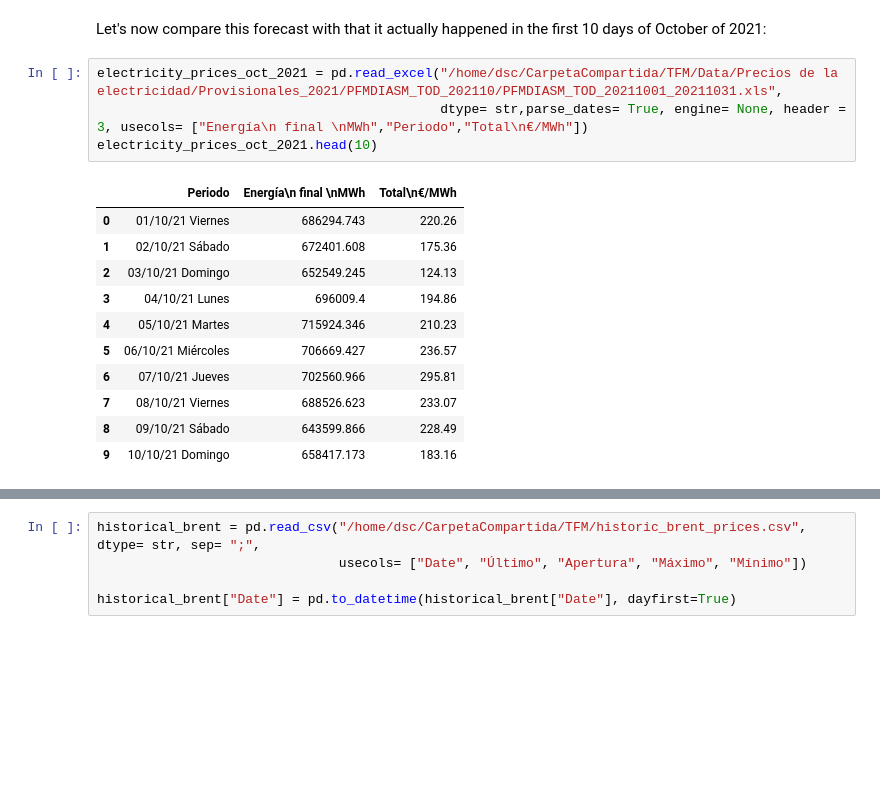
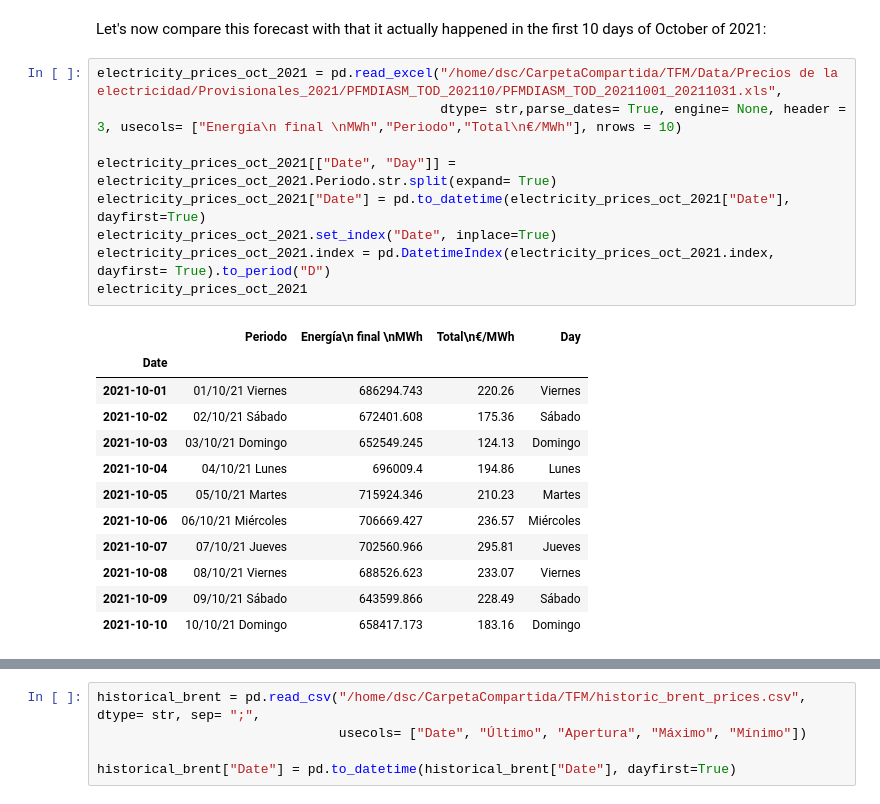
Before and after one commit to PaulaCervilla/Electricity-prices-predictions-in-Spain---Data-Science-TFM, a Jupyter notebook: TFM Precio electricidad - Modelling - 2013-2021.ipynb, the cells around one changed output, grey strips where cells are left out. Drawn from its saved outputs; the diff is of its cells as text; blank space fills up the shorter version.

```diff
--- a/TFM Precio electricidad - Modelling - 2013-2021.ipynb
+++ b/TFM Precio electricidad - Modelling - 2013-2021.ipynb
@@ -1195,17 +1404,23 @@ forecast_VAR2021
 Let's now compare this forecast with that it actually happened in the first 10 days of October of 2021:
 # %%
 electricity_prices_oct_2021 = pd.read_excel("/home/dsc/CarpetaCompartida/TFM/Data/Precios de la electricidad/Provisionales_2021/PFMDIASM_TOD_202110/PFMDIASM_TOD_20211001_20211031.xls",
-                                            dtype= str,parse_dates= True, engine= None, header = 3, usecols= ["Energía\n final \nMWh","Periodo","Total\n€/MWh"])
-electricity_prices_oct_2021.head(10)
+                                            dtype= str,parse_dates= True, engine= None, header = 3, usecols= ["Energía\n final \nMWh","Periodo","Total\n€/MWh"], nrows = 10)
+
+electricity_prices_oct_2021[["Date", "Day"]] = electricity_prices_oct_2021.Periodo.str.split(expand= True)
+electricity_prices_oct_2021["Date"] = pd.to_datetime(electricity_prices_oct_2021["Date"], dayfirst=True)
+electricity_prices_oct_2021.set_index("Date", inplace=True)
+electricity_prices_oct_2021.index = pd.DatetimeIndex(electricity_prices_oct_2021.index, dayfirst= True).to_period("D")
+electricity_prices_oct_2021
 # %% [output]
-|  | Periodo | Energía\n final \nMWh | Total\n€/MWh |
-| 0 | 01/10/21 Viernes | 686294.743 | 220.26 |
-| 1 | 02/10/21 Sábado | 672401.608 | 175.36 |
-| 2 | 03/10/21 Domingo | 652549.245 | 124.13 |
-| 3 | 04/10/21 Lunes | 696009.4 | 194.86 |
-| 4 | 05/10/21 Martes | 715924.346 | 210.23 |
-| 5 | 06/10/21 Miércoles | 706669.427 | 236.57 |
-| 6 | 07/10/21 Jueves | 702560.966 | 295.81 |
-| 7 | 08/10/21 Viernes | 688526.623 | 233.07 |
-| 8 | 09/10/21 Sábado | 643599.866 | 228.49 |
-| 9 | 10/10/21 Domingo | 658417.173 | 183.16 |
+|  | Periodo | Energía\n final \nMWh | Total\n€/MWh | Day |
+| Date |  |  |  |  |
+| 2021-10-01 | 01/10/21 Viernes | 686294.743 | 220.26 | Viernes |
+| 2021-10-02 | 02/10/21 Sábado | 672401.608 | 175.36 | Sábado |
+| 2021-10-03 | 03/10/21 Domingo | 652549.245 | 124.13 | Domingo |
+| 2021-10-04 | 04/10/21 Lunes | 696009.4 | 194.86 | Lunes |
+| 2021-10-05 | 05/10/21 Martes | 715924.346 | 210.23 | Martes |
+| 2021-10-06 | 06/10/21 Miércoles | 706669.427 | 236.57 | Miércoles |
+| 2021-10-07 | 07/10/21 Jueves | 702560.966 | 295.81 | Jueves |
+| 2021-10-08 | 08/10/21 Viernes | 688526.623 | 233.07 | Viernes |
+| 2021-10-09 | 09/10/21 Sábado | 643599.866 | 228.49 | Sábado |
+| 2021-10-10 | 10/10/21 Domingo | 658417.173 | 183.16 | Domingo |
```
Also changed, not shown: parts of 63 cells of this notebook.
